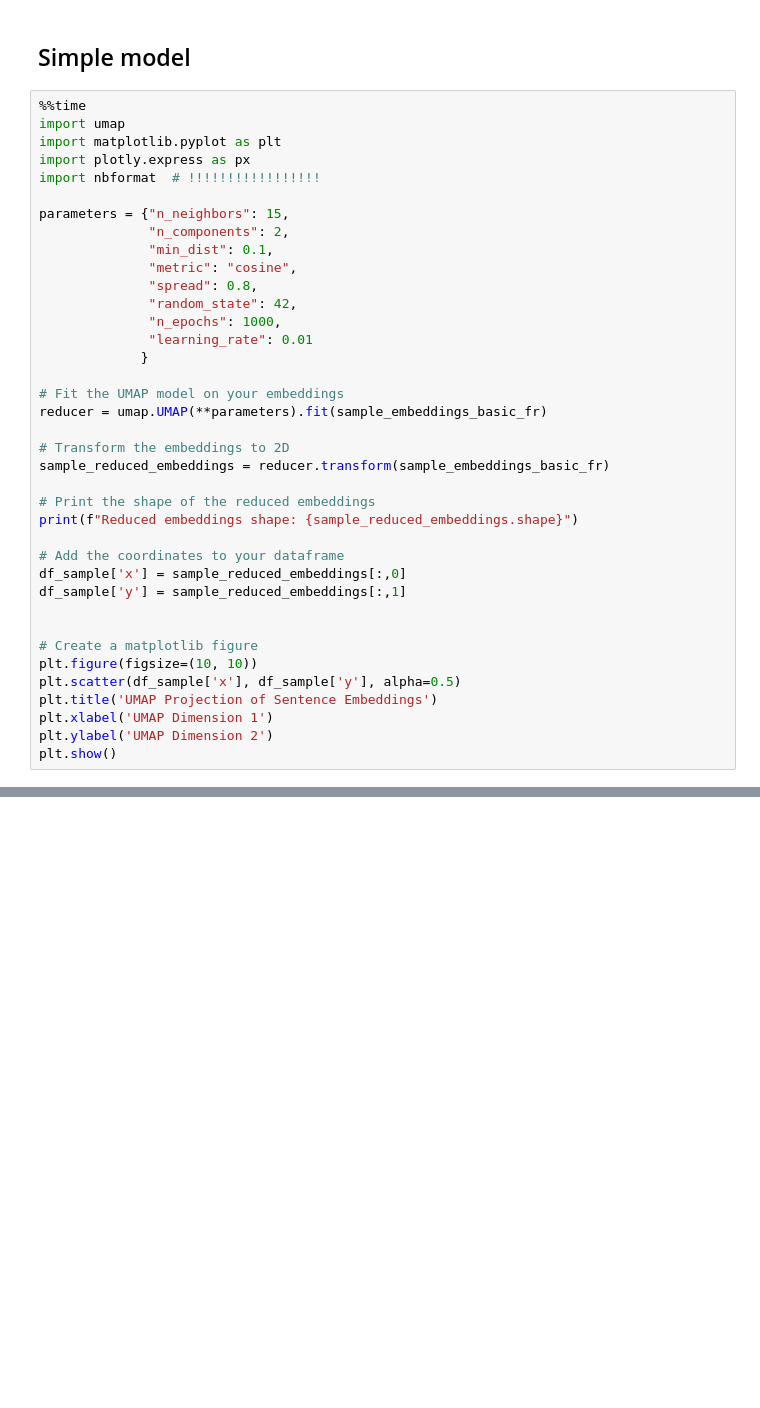
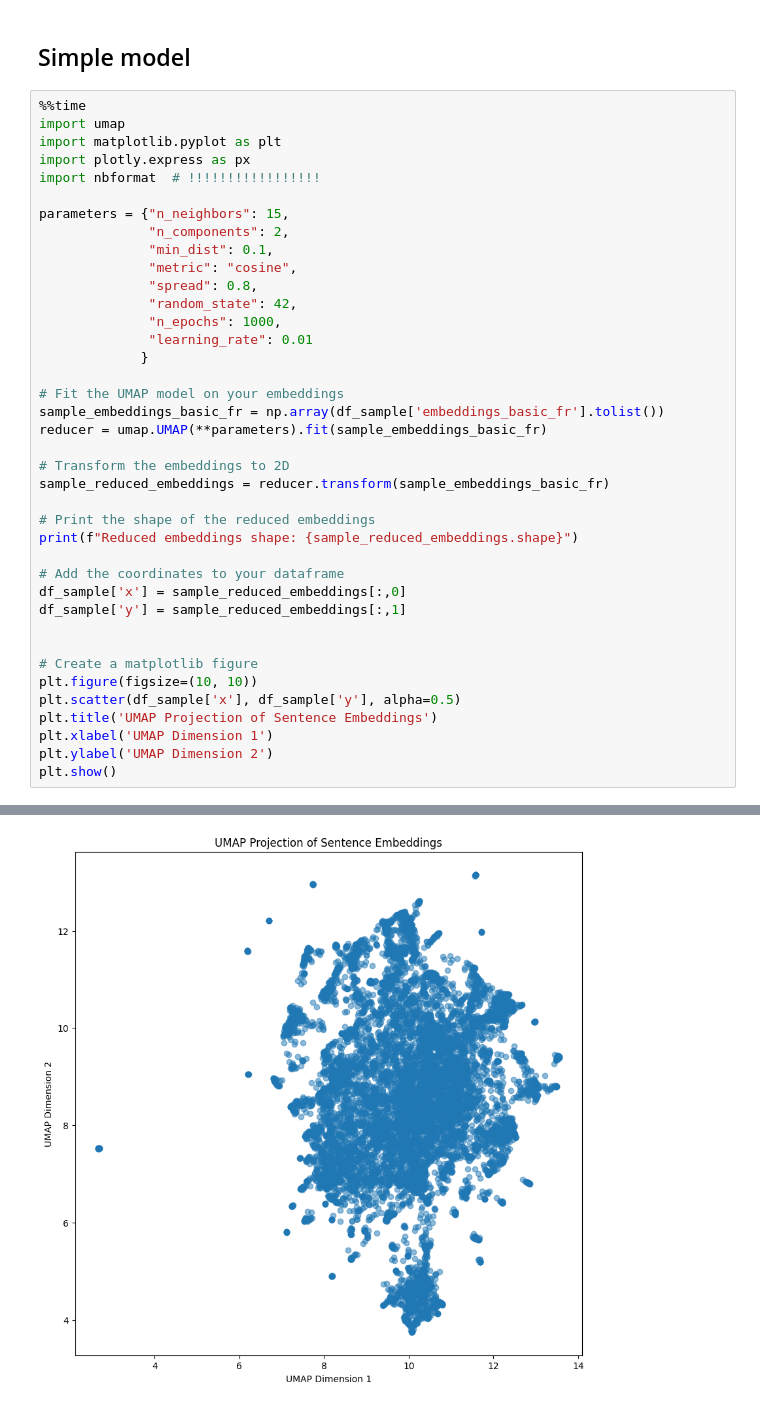
Before and after one commit to anasselbasra/Topic-modeling-tweets, a Jupyter notebook: model2.ipynb, the cells around one changed output, grey strips where cells are left out. Cells and saved outputs as stored; diff of their text form; blank space fills up the shorter version.

```diff
--- a/model2.ipynb
+++ b/model2.ipynb
@@ -542,6 +621,7 @@ parameters = {"n_neighbors": 15,
              }
 
 # Fit the UMAP model on your embeddings
+sample_embeddings_basic_fr = np.array(df_sample['embeddings_basic_fr'].tolist())
 reducer = umap.UMAP(**parameters).fit(sample_embeddings_basic_fr)
 
 # Transform the embeddings to 2D
@@ -562,3 +642,4 @@ plt.title('UMAP Projection of Sentence Embeddings')
 plt.xlabel('UMAP Dimension 1')
 plt.ylabel('UMAP Dimension 2')
 plt.show()
+# %% [output]
@@ -564,0 +647 @@ plt.show()
+[figure, added]
```
Also changed, not shown: parts of 44 cells of this notebook.
